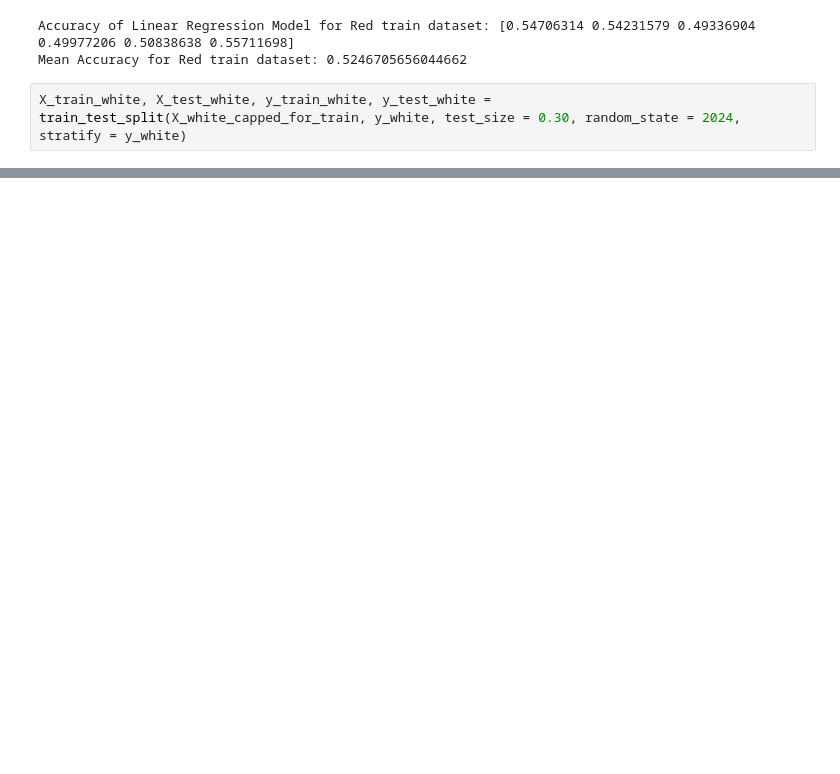
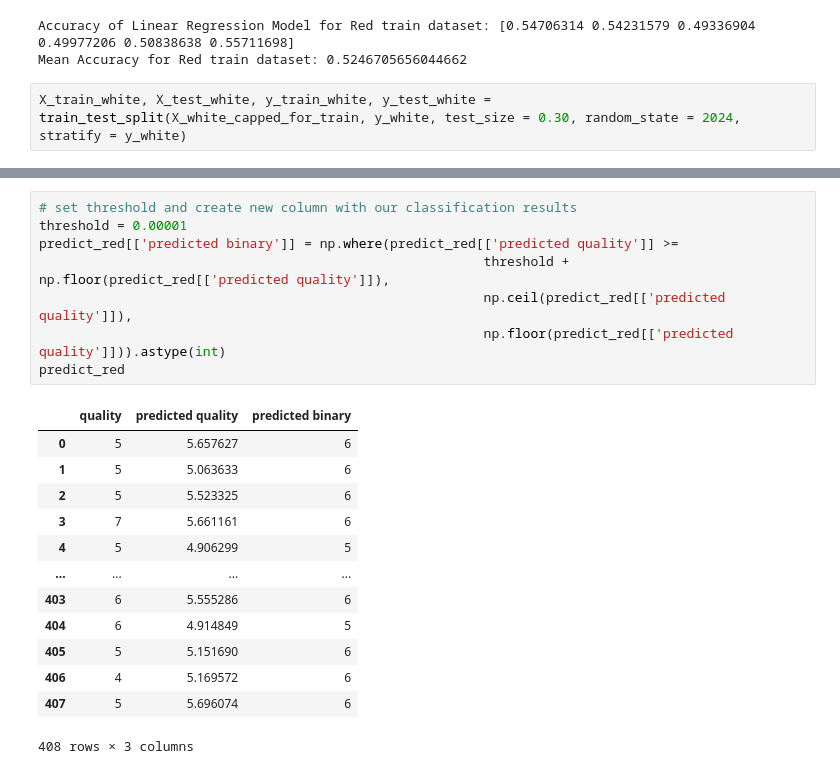
Before and after one commit to ProfessionalSalmon/wine-quality-prediction, a Jupyter notebook: winequality.ipynb, the cells around one changed output, grey strips where cells are left out. Saved outputs shown, nothing was run; the diff lists cells and outputs as text; blank space fills up the shorter version.

```diff
--- a/winequality.ipynb
+++ b/winequality.ipynb
@@ -352,0 +361,22 @@ Mean Accuracy for Red train dataset: 0.6752096756977118
+# %%
+# set threshold and create new column with our classification results
+threshold = 0.00001
+predict_red[['predicted binary']] = np.where(predict_red[['predicted quality']] >=
+                                                         threshold + np.floor(predict_red[['predicted quality']]),
+                                                         np.ceil(predict_red[['predicted quality']]),
+                                                         np.floor(predict_red[['predicted quality']])).astype(int)
+predict_red
+# %% [output]
+|  | quality | predicted quality | predicted binary |
+| 0 | 5 | 5.657627 | 6 |
+| 1 | 5 | 5.063633 | 6 |
+| 2 | 5 | 5.523325 | 6 |
+| 3 | 7 | 5.661161 | 6 |
+| 4 | 5 | 4.906299 | 5 |
+| ... | ... | ... | ... |
+| 403 | 6 | 5.555286 | 6 |
+| 404 | 6 | 4.914849 | 5 |
+| 405 | 5 | 5.151690 | 6 |
+| 406 | 4 | 5.169572 | 6 |
+| 407 | 5 | 5.696074 | 6 |
+408 rows × 3 columns
```
Also changed, not shown: parts of 15 cells of this notebook.
